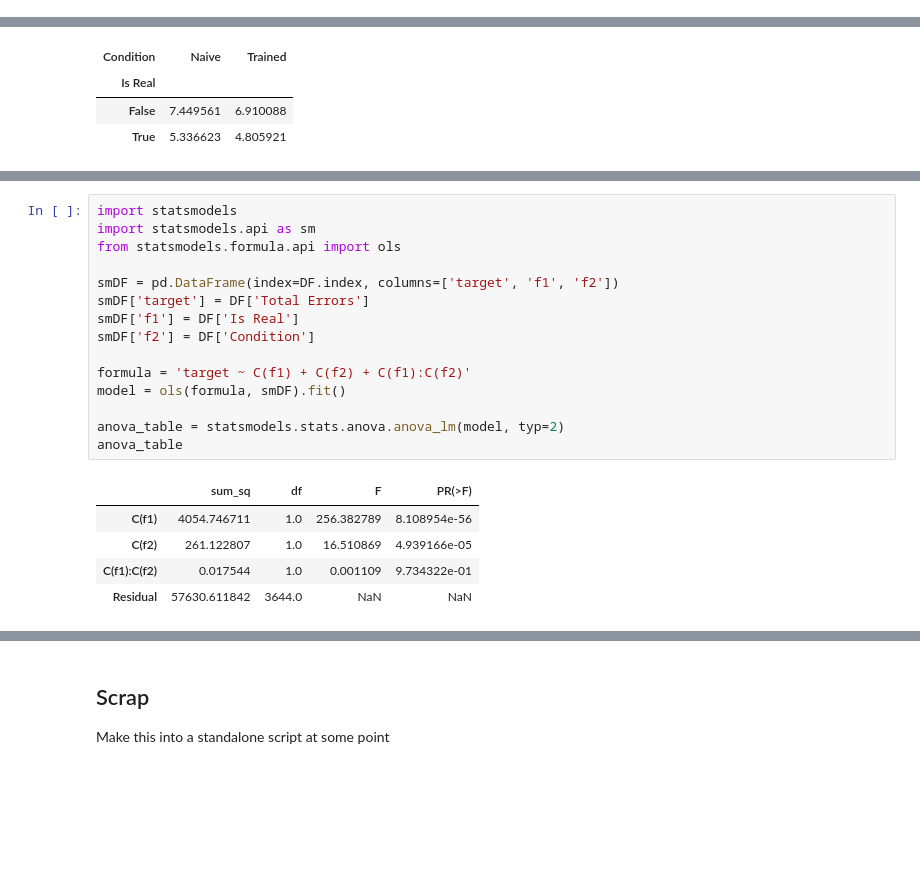
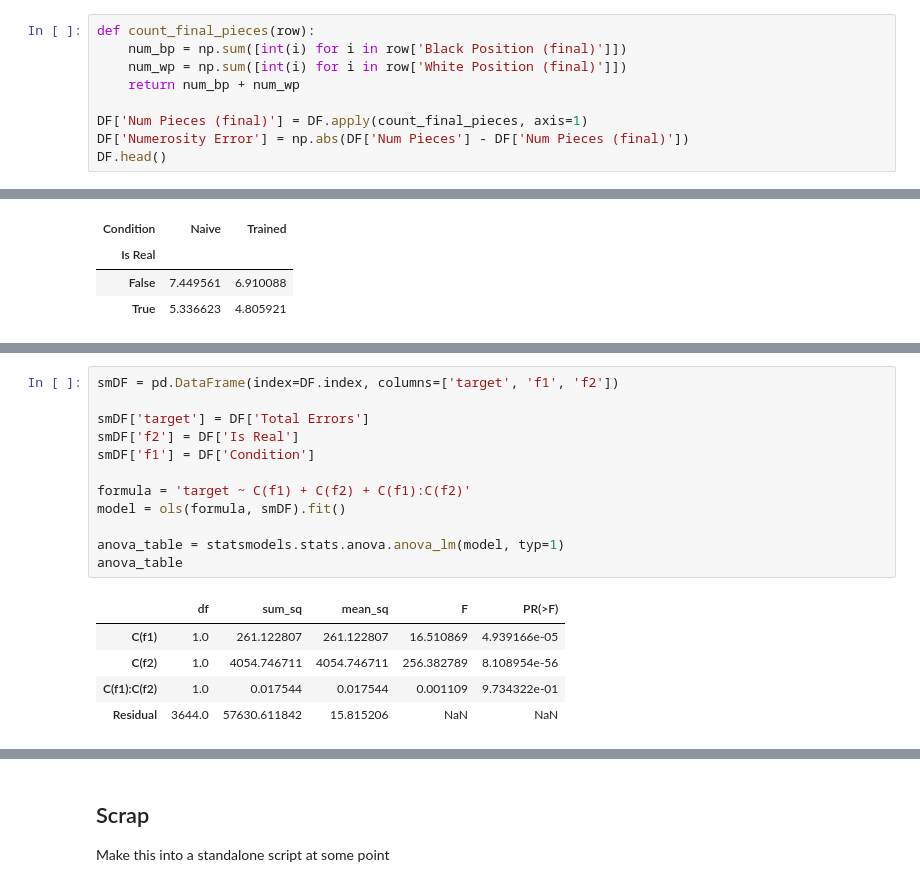
Before and after one commit to galbiati/mnk-cleaning-analysis, a Jupyter notebook: src/4 Data Cleaning and Exploration.ipynb, the cells around one changed output, grey strips where cells are left out. Drawn from its saved outputs; the diff is of its cells as text; blank space fills up the shorter version.

```diff
--- a/src/4 Data Cleaning and Exploration.ipynb
+++ b/src/4 Data Cleaning and Exploration.ipynb
@@ -47,0 +64,9 @@ white_errors = (wpf != wpi).astype(int)
+# %%
+def count_final_pieces(row):
+    num_bp = np.sum([int(i) for i in row['Black Position (final)']])
+    num_wp = np.sum([int(i) for i in row['White Position (final)']])
+    return num_bp + num_wp
+
+DF['Num Pieces (final)'] = DF.apply(count_final_pieces, axis=1)
+DF['Numerosity Error'] = np.abs(DF['Num Pieces'] - DF['Num Pieces (final)'])
+DF.head()
@@ -242,21 +287,18 @@ DF.pivot_table(index='Is Real', columns='Condition', values='Total Errors')
 # %%
-import statsmodels
-import statsmodels.api as sm
-from statsmodels.formula.api import ols
+smDF = pd.DataFrame(index=DF.index, columns=['target', 'f1', 'f2'])
 
-smDF = pd.DataFrame(index=DF.index, columns=['target', 'f1', 'f2'])
 smDF['target'] = DF['Total Errors']
-smDF['f1'] = DF['Is Real']
-smDF['f2'] = DF['Condition']
+smDF['f2'] = DF['Is Real']
+smDF['f1'] = DF['Condition']
 
 formula = 'target ~ C(f1) + C(f2) + C(f1):C(f2)'
 model = ols(formula, smDF).fit()
 
-anova_table = statsmodels.stats.anova.anova_lm(model, typ=2)
+anova_table = statsmodels.stats.anova.anova_lm(model, typ=1)
 anova_table
 # %% [output]
-|  | sum_sq | df | F | PR(>F) |
-| C(f1) | 4054.746711 | 1.0 | 256.382789 | 8.108954e-56 |
-| C(f2) | 261.122807 | 1.0 | 16.510869 | 4.939166e-05 |
-| C(f1):C(f2) | 0.017544 | 1.0 | 0.001109 | 9.734322e-01 |
-| Residual | 57630.611842 | 3644.0 | NaN | NaN |
+|  | df | sum_sq | mean_sq | F | PR(>F) |
+| C(f1) | 1.0 | 261.122807 | 261.122807 | 16.510869 | 4.939166e-05 |
+| C(f2) | 1.0 | 4054.746711 | 4054.746711 | 256.382789 | 8.108954e-56 |
+| C(f1):C(f2) | 1.0 | 0.017544 | 0.017544 | 0.001109 | 9.734322e-01 |
+| Residual | 3644.0 | 57630.611842 | 15.815206 | NaN | NaN |
```
Also changed, not shown: parts of 16 cells of this notebook, 20 other files.
